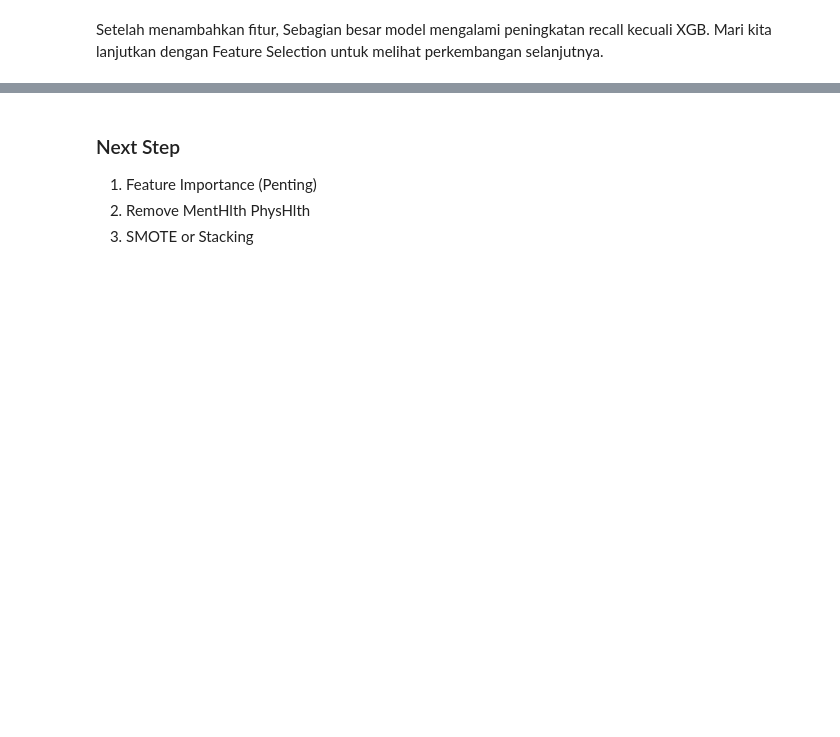
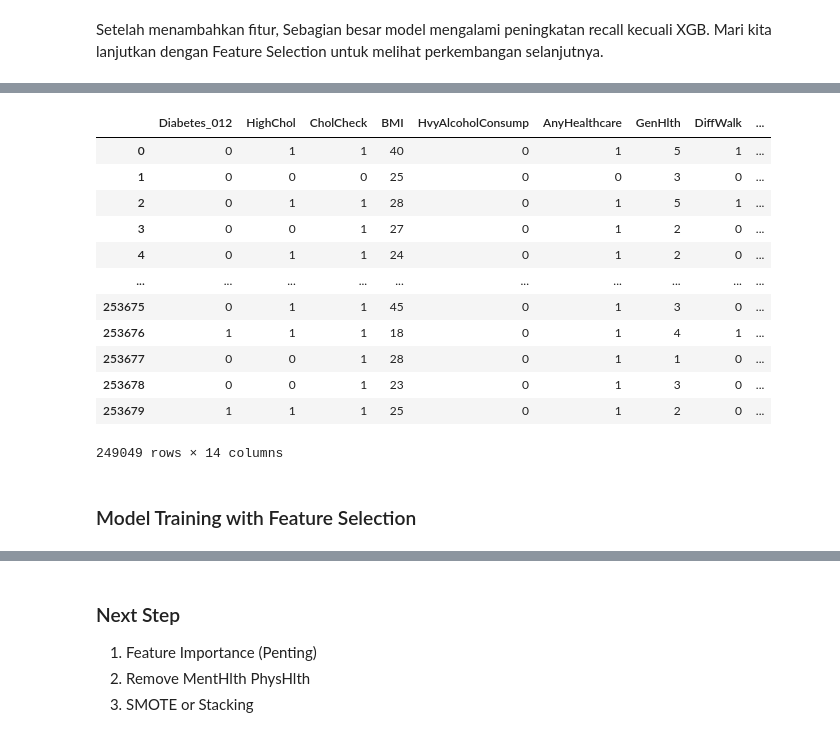
Before and after one commit to FaradayB/Hacktiv8-Assignments, a Jupyter notebook: Mini Project 2/mini_project_2_FaradayBarrFatahillah.ipynb, the cells around one changed output, grey strips where cells are left out. Cells and saved outputs as stored; diff of their text form; code cells hidden in the pictures; blank space fills up the shorter version.

```diff
--- a/Mini Project 2/mini_project_2_FaradayBarrFatahillah.ipynb
+++ b/Mini Project 2/mini_project_2_FaradayBarrFatahillah.ipynb
@@ -662,0 +703,12 @@ Setelah menambahkan fitur, Sebagian besar model mengalami peningkatan recall kec
+# %%
+selector = SelectFromModel(XGBClassifier(), threshold="median")
+
+selector.fit(X_added_train, y_added_train)
+
+X_train_selected = selector.transform(X_added_train)
+X_test_selected = selector.transform(X_added_test)
+
+selected_features = X_added.columns[selector.get_support()]
+print('Features Kept')
+for x in list(selected_features):
+    print(f"Features kept: {x}")
@@ -662,0 +730,18 @@ Setelah menambahkan fitur, Sebagian besar model mengalami peningkatan recall kec
+# %%
+df_selected = df_added[['Diabetes_012'] + list(selected_features)]
+
+df_selected
+# %% [output]
+|  | Diabetes_012 | HighChol | CholCheck | BMI | HvyAlcoholConsump | AnyHealthcare | GenHlth | DiffWalk | ... |
+| 0 | 0 | 1 | 1 | 40 | 0 | 1 | 5 | 1 | ... |
+| 1 | 0 | 0 | 0 | 25 | 0 | 0 | 3 | 0 | ... |
+| 2 | 0 | 1 | 1 | 28 | 0 | 1 | 5 | 1 | ... |
+| 3 | 0 | 0 | 1 | 27 | 0 | 1 | 2 | 0 | ... |
+| 4 | 0 | 1 | 1 | 24 | 0 | 1 | 2 | 0 | ... |
+| ... | ... | ... | ... | ... | ... | ... | ... | ... | ... |
+| 253675 | 0 | 1 | 1 | 45 | 0 | 1 | 3 | 0 | ... |
+| 253676 | 1 | 1 | 1 | 18 | 0 | 1 | 4 | 1 | ... |
+| 253677 | 0 | 0 | 1 | 28 | 0 | 1 | 1 | 0 | ... |
+| 253678 | 0 | 0 | 1 | 23 | 0 | 1 | 3 | 0 | ... |
+| 253679 | 1 | 1 | 1 | 25 | 0 | 1 | 2 | 0 | ... |
+249049 rows × 14 columns
@@ -662,0 +754,2 @@ Setelah menambahkan fitur, Sebagian besar model mengalami peningkatan recall kec
+# %% [markdown]
+### Model Training with Feature Selection
```
Also changed, not shown: parts of 17 cells of this notebook.
